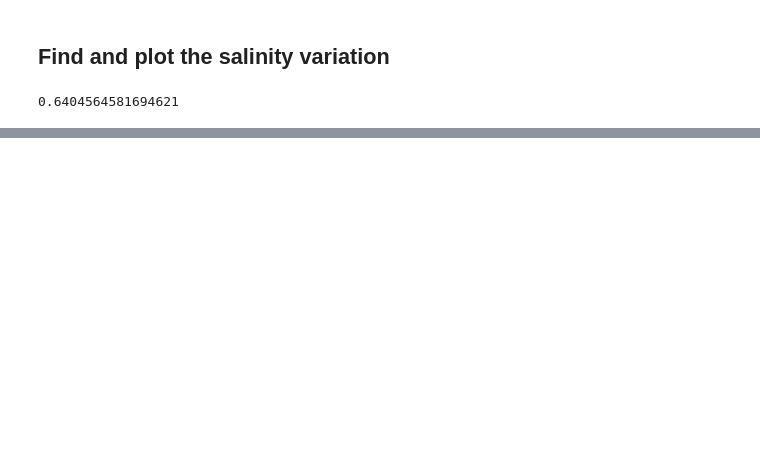
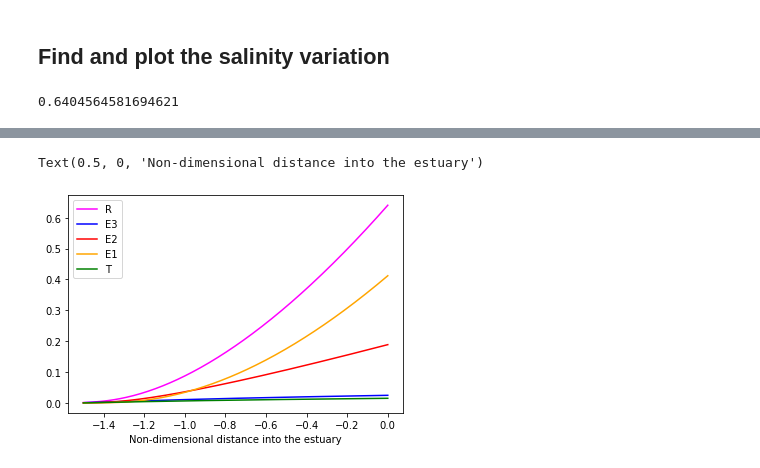
Before and after one commit to rbeutel/CIVL547, a Jupyter notebook: Ass2+4.ipynb, the cells around one changed output, grey strips where cells are left out. Saved outputs shown, nothing was run; the diff lists cells and outputs as text; code cells hidden in the pictures; blank space fills up the shorter version.

```diff
--- a/Ass2+4.ipynb
+++ b/Ass2+4.ipynb
@@ -230,0 +238,17 @@ sigma_x.append(0)
+# %%
+R = sigma_step
+E3 = [i**3 for i in sigma_x]
+E2 = [a*i**2 for i in sigma_x]
+E1 = [(c2*(Fr**(4/3)))*i for i in sigma_x]
+T = [(c3*(Ft**2)*(Fr**(-2/3)))*i for i in sigma_x]
+# %%
+plt.plot(nondim_x, R, label='R',c='magenta')
+plt.plot(nondim_x, E1, label='E3', c='b')
+plt.plot(nondim_x, E2, label='E2', c='r')
+plt.plot(nondim_x, E3, label='E1', c='orange')
+plt.plot(nondim_x, T, label='T', c='green')
+plt.legend()
+plt.xlabel('Non-dimensional distance into the estuary')
+# %% [output]
+Text(0.5, 0, 'Non-dimensional distance into the estuary')
+[figure, added]
```
Also changed, not shown: parts of 20 cells of this notebook, 1 other file.
